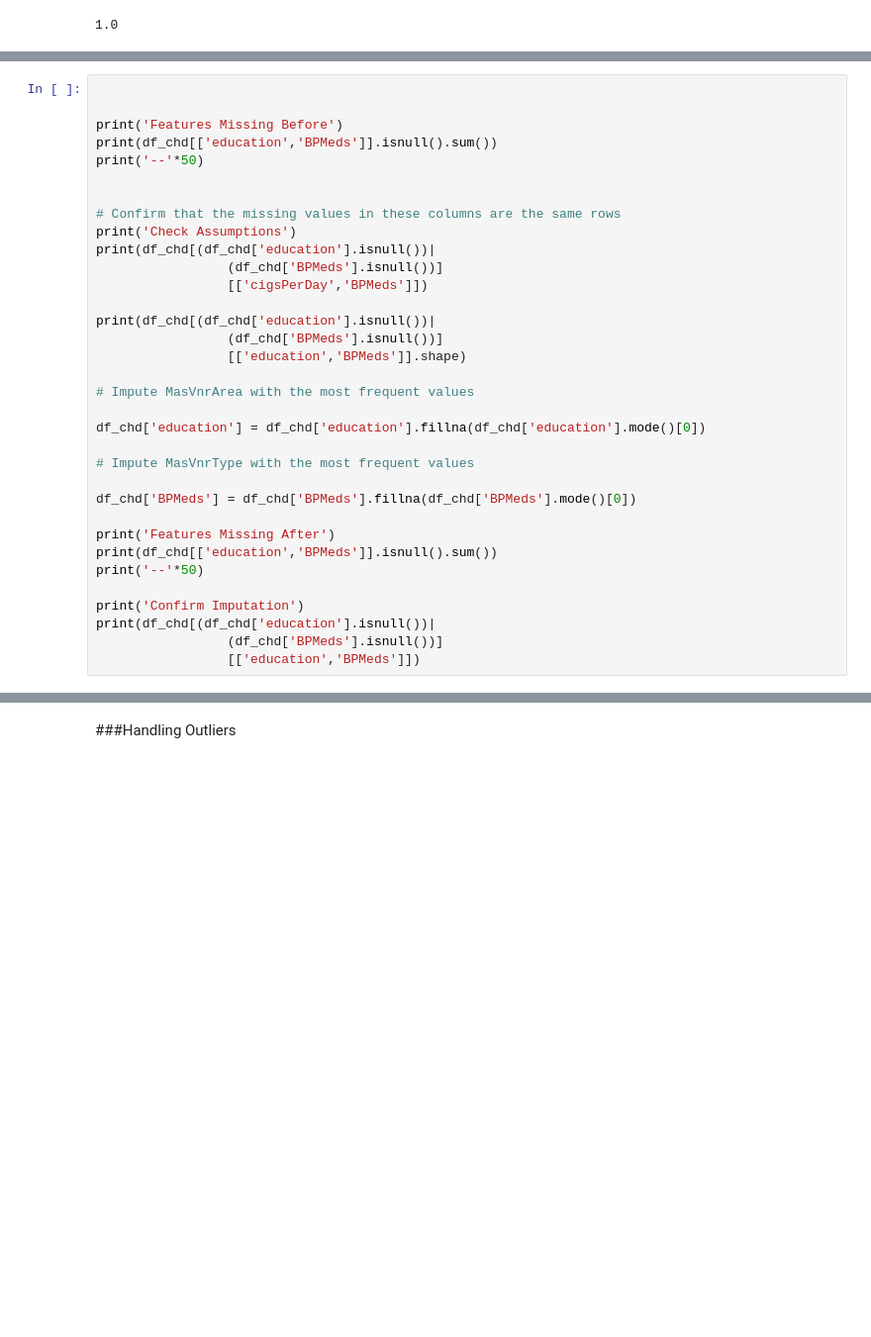
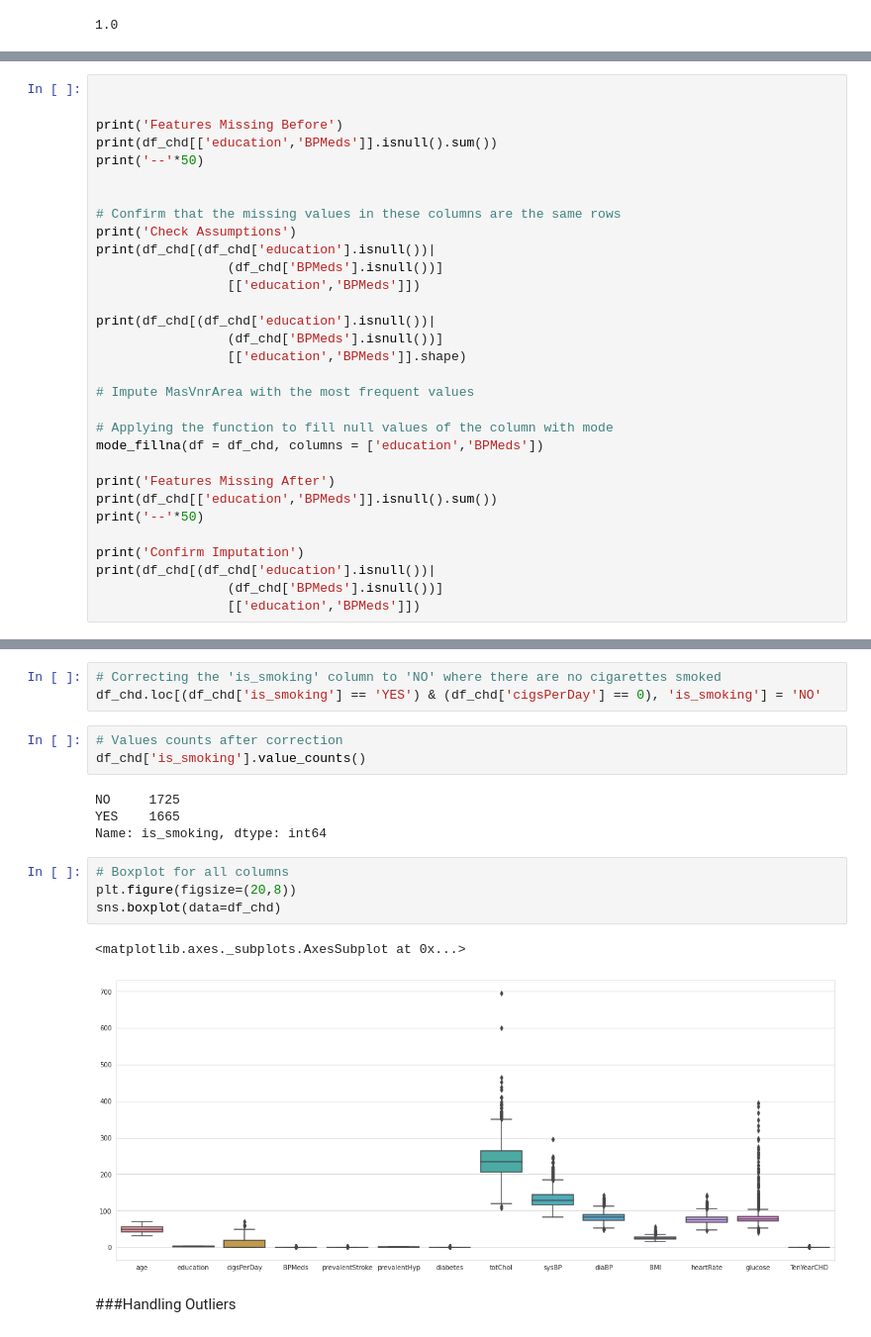
Before and after one commit to gajanankumar/Classification_Cardiovascular_Risk_Prediction, a Jupyter notebook: Cardiovascular_Risk_Prediction_Capstone_Project_GK.ipynb, the cells around one changed output, grey strips where cells are left out. Shown at 99% size. Drawn from its saved outputs; the diff is of its cells as text; blank space fills up the shorter version.

```diff
--- a/Cardiovascular_Risk_Prediction_Capstone_Project_GK.ipynb
+++ b/Cardiovascular_Risk_Prediction_Capstone_Project_GK.ipynb
@@ -602,7 +585,7 @@ print('--'*50)
 print('Check Assumptions')
 print(df_chd[(df_chd['education'].isnull())|
                  (df_chd['BPMeds'].isnull())]
-                 [['cigsPerDay','BPMeds']])
+                 [['education','BPMeds']])
 
 print(df_chd[(df_chd['education'].isnull())|
                  (df_chd['BPMeds'].isnull())]
@@ -610,11 +593,8 @@ print(df_chd[(df_chd['education'].isnull())|
 
 # Impute MasVnrArea with the most frequent values
 
-df_chd['education'] = df_chd['education'].fillna(df_chd['education'].mode()[0])
-
-# Impute MasVnrType with the most frequent values
-
-df_chd['BPMeds'] = df_chd['BPMeds'].fillna(df_chd['BPMeds'].mode()[0])
+# Applying the function to fill null values of the column with mode
+mode_fillna(df = df_chd, columns = ['education','BPMeds'])
 
 print('Features Missing After')
 print(df_chd[['education','BPMeds']].isnull().sum())
@@ -666,3 +677,20 @@ dtype: int64
+# %%
+# Correcting the 'is_smoking' column to 'NO' where there are no cigarettes smoked
+df_chd.loc[(df_chd['is_smoking'] == 'YES') & (df_chd['cigsPerDay'] == 0), 'is_smoking'] = 'NO'
+# %%
+# Values counts after correction
+df_chd['is_smoking'].value_counts()
+# %% [output]
+NO     1725
+YES    1665
+Name: is_smoking, dtype: int64
+# %%
+# Boxplot for all columns
+plt.figure(figsize=(20,8))
+sns.boxplot(data=df_chd)
+# %% [output]
+<matplotlib.axes._subplots.AxesSubplot at 0x...>
+[figure, added]
 # %% [markdown]
 ###Handling Outliers
 # %%
```
Also changed, not shown: parts of 114 cells of this notebook.
